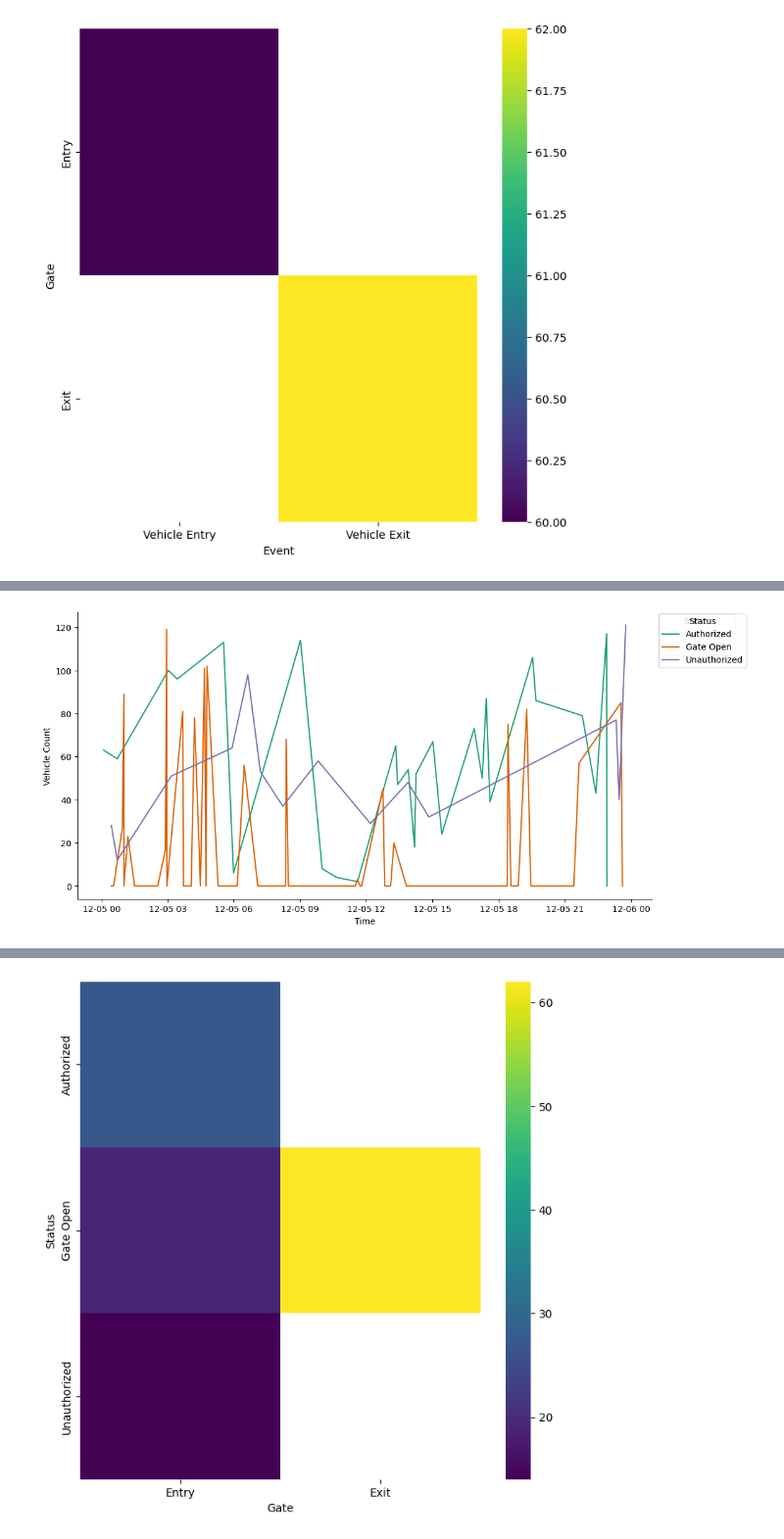
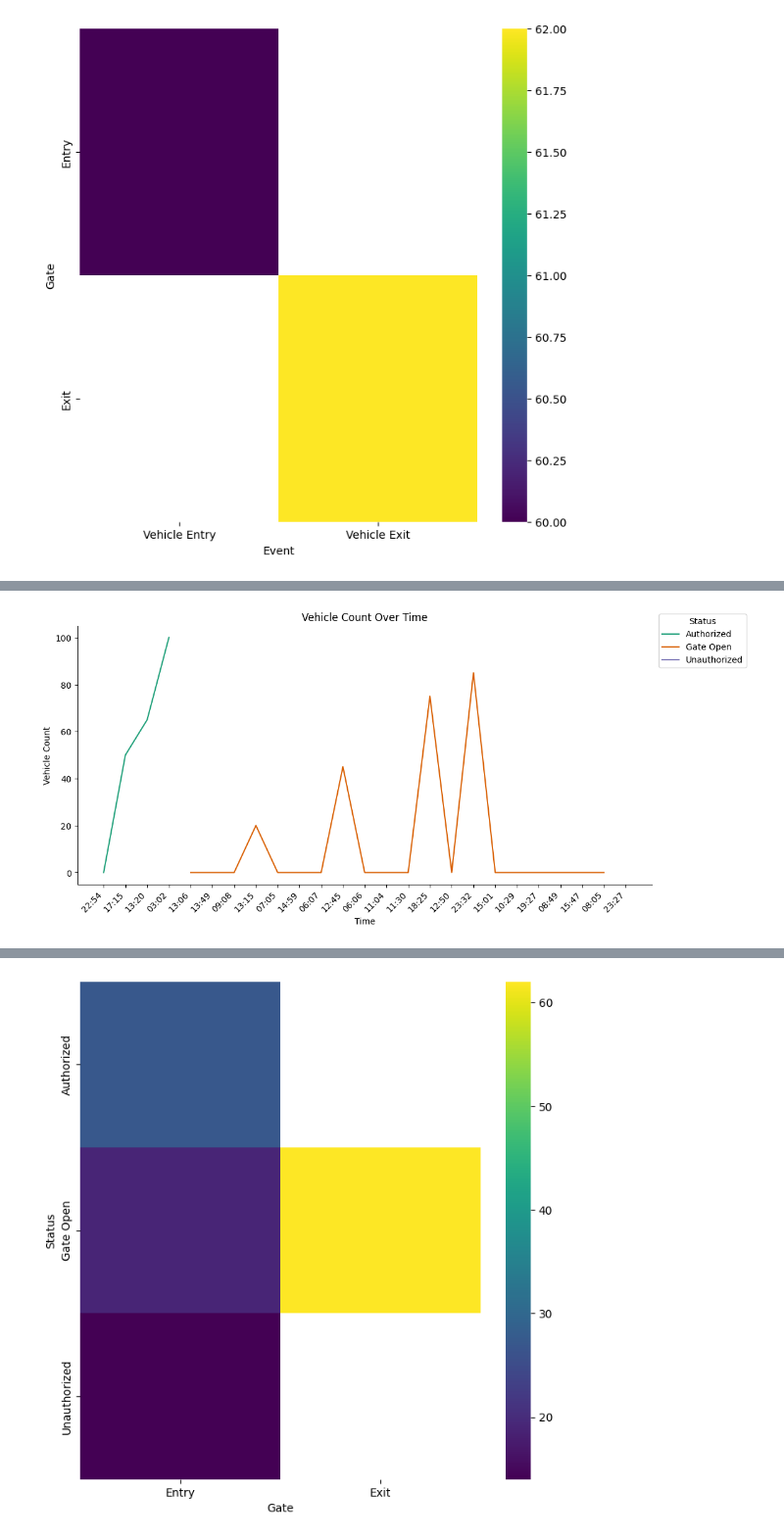
Before and after one commit to nhwnahid007/smart-car-parking, a Jupyter notebook: smart_parking_system.ipynb, the cells around one changed output, grey strips where cells are left out. Shown at 98% size. Drawn from its saved outputs; the diff is of its cells as text; code cells hidden in the pictures.

```diff
--- a/smart_parking_system.ipynb
+++ b/smart_parking_system.ipynb
@@ -69,8 +66,6 @@ df
 | 121 | Vehicle Entry | 23:45 | Entry | 66 A2 04 18 | 121 | Unauthorized |
 122 rows × 6 columns
 # %%
-
-df['Time'] = pd.to_datetime(df['Time'])
 df.groupby('Time')['Status'].value_counts().unstack().plot(kind='line', marker='o')
 plt.show()
 # %% [output]
@@ -97,0 +86,7 @@ print(df.head())
+# %%
+# df['Time'] = pd.to_datetime(df['Time'])  # Comment out or remove this line
+
+for col in df.select_dtypes(include=np.number):
+  df[col] = df[col].fillna(0)
+
+print(df.head())
@@ -149,24 +183,33 @@ _ = plt.ylabel('Gate')
 # %%
+import matplotlib.pyplot as plt
+import seaborn as sns
+import pandas as pd
 
-df['Time'] = pd.to_datetime(df['Time'])
 def _plot_series(series, series_name, series_index=0):
-  palette = list(sns.palettes.mpl_palette('Dark2'))
+    """Plots a single series with a specific color from the palette."""
+    palette = list(sns.palettes.mpl_palette('Dark2'))
+    xs = series['Time']
+    ys = series['Vehicle Count']
+    plt.plot(xs, ys, label=series_name, color=palette[series_index % len(palette)])
 
-  xs = series['Time']
-  ys = series['Vehicle Count']
+downsampled_df = df[df.index % 5 == 0]
 
-  plt.plot(xs, ys, label=series_name, color=palette[series_index % len(palette)])
 
 fig, ax = plt.subplots(figsize=(10, 5.2), layout='constrained')
-df_sorted = df.sort_values('Time', ascending=True)
-for i, (series_name, series) in enumerate(df_sorted.groupby('Status')):
-  _plot_series(series, series_name, i)
-  fig.legend(title='Status', bbox_to_anchor=(1, 1), loc='upper left')
+
+for i, (series_name, series) in enumerate(downsampled_df.groupby('Status')):
+    _plot_series(series, series_name, i)
+
+fig.legend(title='Status', bbox_to_anchor=(1, 1), loc='upper left')
 sns.despine(fig=fig, ax=ax)
 plt.xlabel('Time')
-_ = plt.ylabel('Vehicle Count')
+plt.ylabel('Vehicle Count')
+plt.title('Vehicle Count Over Time')
+plt.xticks(rotation=45, ha='right')
+
+plt.show()
 # %% [output]
-[figure, old version]
+[figure, new version]
 # %%
 df
 # %% [output]
```
Also changed, not shown: parts of 15 cells of this notebook.
